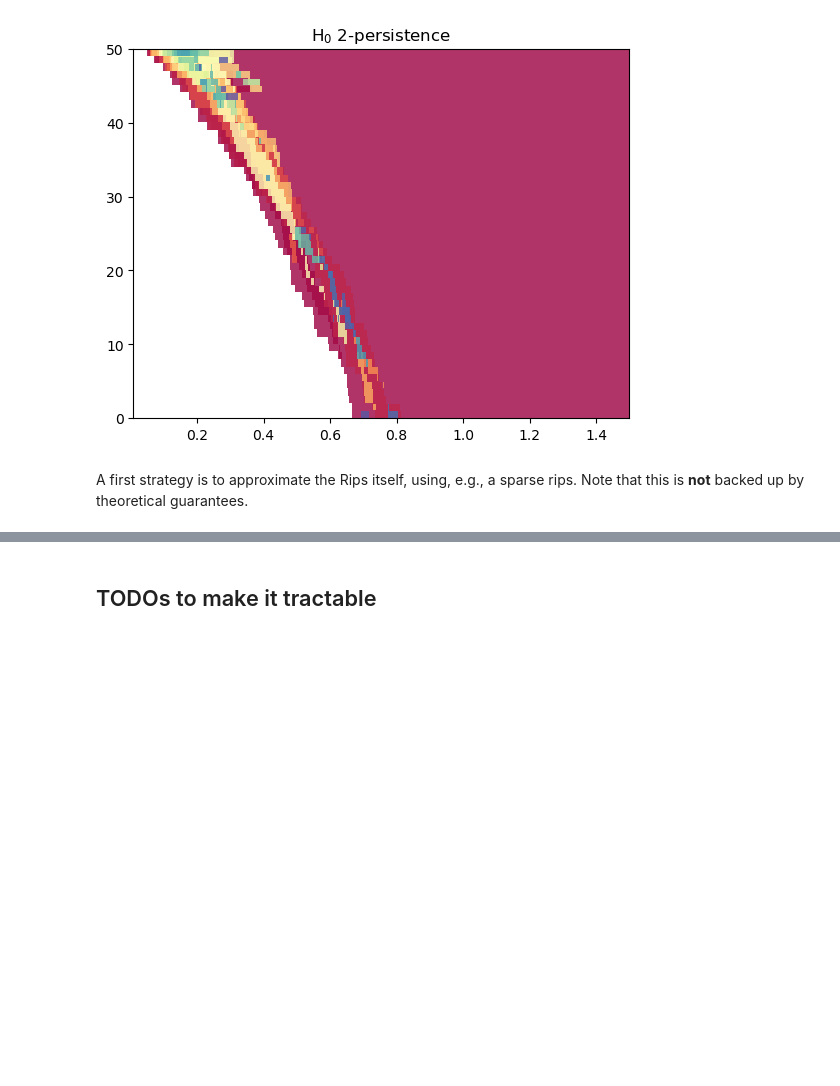
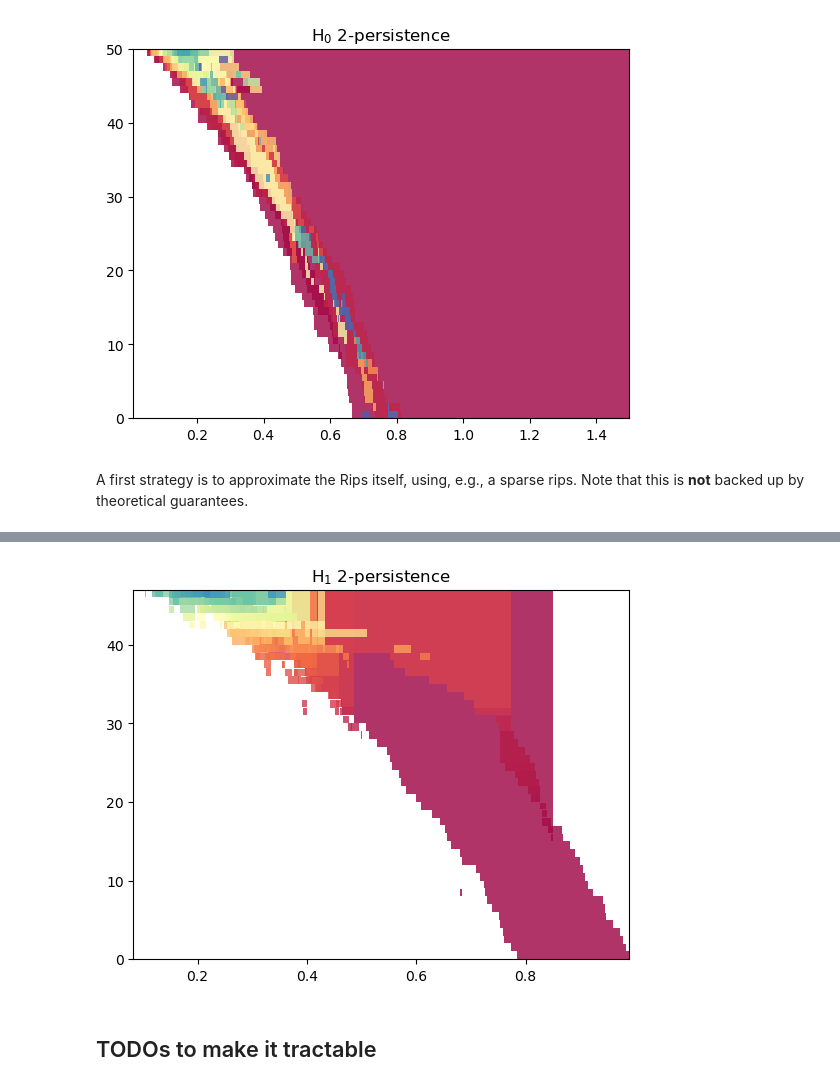
Before and after one commit to DavidLapous/multipers, a Jupyter notebook: docs/notebooks/degree_rips_interface.ipynb, the cells around one changed output, grey strips where cells are left out. Drawn from its saved outputs; the diff is of its cells as text; code cells hidden in the pictures; blank space fills up the shorter version.

```diff
--- a/docs/notebooks/degree_rips_interface.ipynb
+++ b/docs/notebooks/degree_rips_interface.ipynb
@@ -101,3 +99,7 @@ mp.signed_measure(s, degree=1, plot=True)
+# %%
+mp.module_approximation(d1).plot()
+# %% [output]
+[figure, added]
 # %% [markdown]
 ## TODOs to make it tractable
 # %% [markdown]
```
Also changed, not shown: parts of 10 cells of this notebook.
